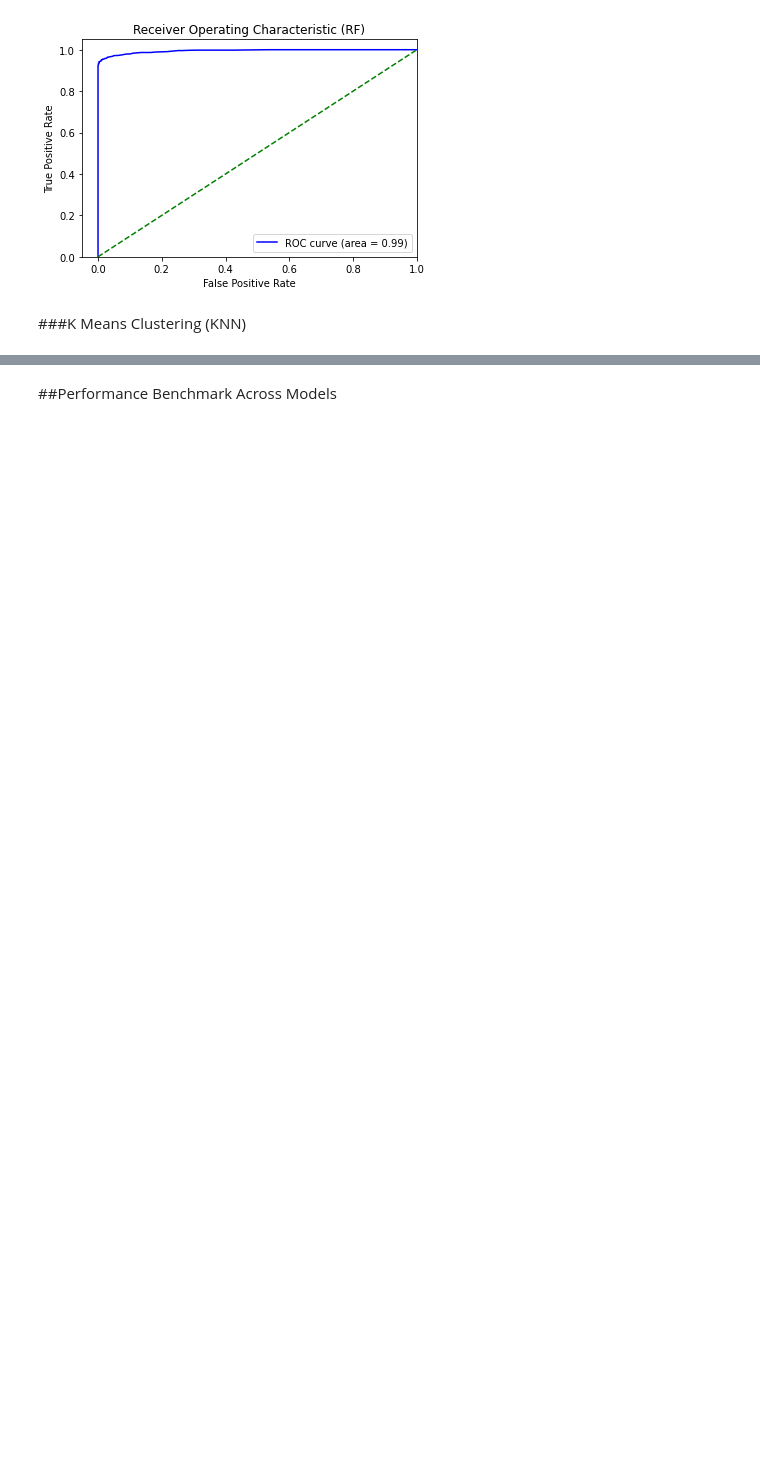
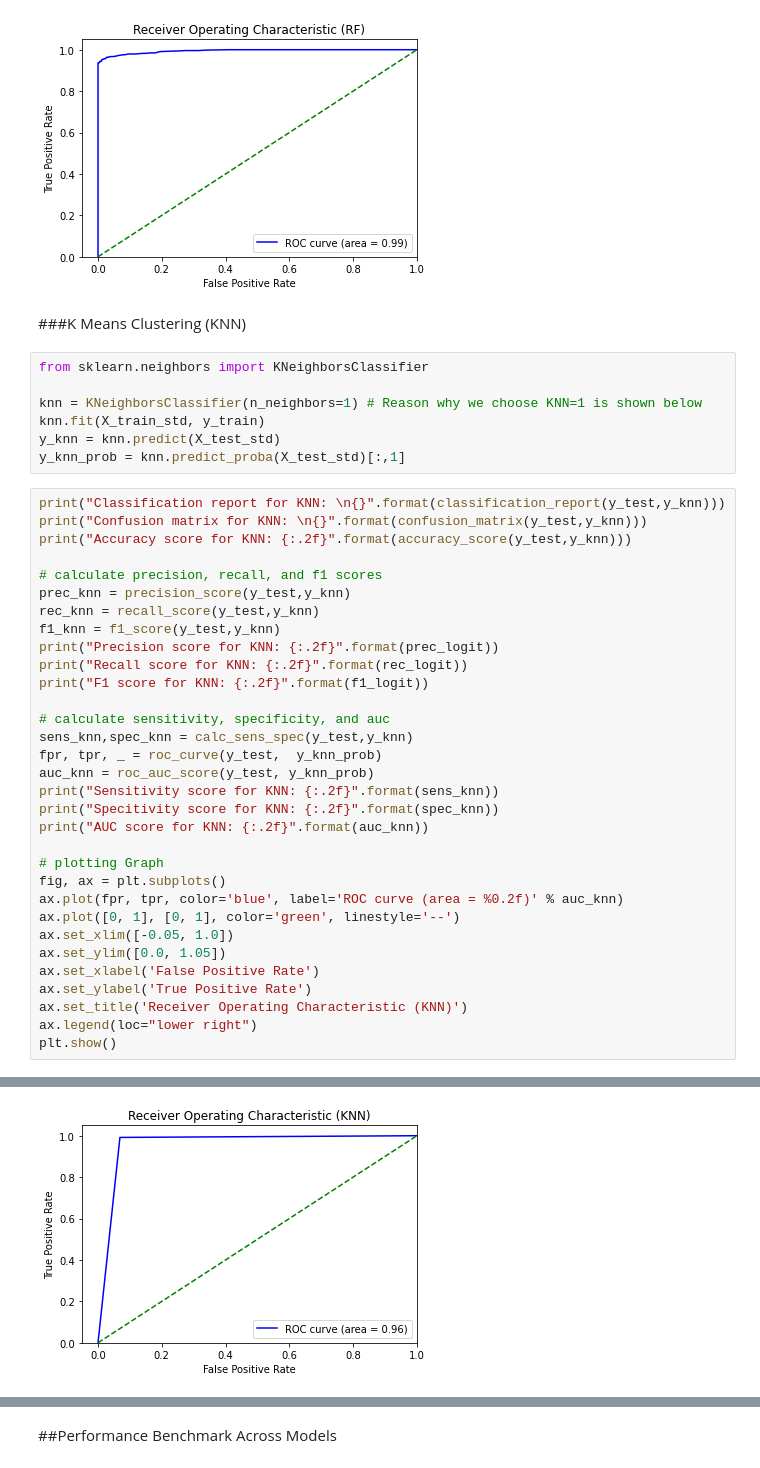
Before and after one commit to ashishakonnur/Stroke-Predicition, a Jupyter notebook: Stroke_Prediction_using_ML_Classification_Algorithms.ipynb, the cells around one changed output, grey strips where cells are left out. Drawn from its saved outputs; the diff is of its cells as text; blank space fills up the shorter version.

```diff
--- a/Stroke_Prediction_using_ML_Classification_Algorithms.ipynb
+++ b/Stroke_Prediction_using_ML_Classification_Algorithms.ipynb
@@ -773,3 +781,43 @@ AUC score for RF: 0.99
 [figure]
 # %% [markdown]
 ###K Means Clustering (KNN)
+# %%
+from sklearn.neighbors import KNeighborsClassifier
+
+knn = KNeighborsClassifier(n_neighbors=1) # Reason why we choose KNN=1 is shown below
+knn.fit(X_train_std, y_train)
+y_knn = knn.predict(X_test_std)
+y_knn_prob = knn.predict_proba(X_test_std)[:,1]
+# %%
+print("Classification report for KNN: \n{}".format(classification_report(y_test,y_knn)))
+print("Confusion matrix for KNN: \n{}".format(confusion_matrix(y_test,y_knn)))
+print("Accuracy score for KNN: {:.2f}".format(accuracy_score(y_test,y_knn)))
+
+# calculate precision, recall, and f1 scores
+prec_knn = precision_score(y_test,y_knn)
+rec_knn = recall_score(y_test,y_knn)
+f1_knn = f1_score(y_test,y_knn)
+print("Precision score for KNN: {:.2f}".format(prec_logit))
+print("Recall score for KNN: {:.2f}".format(rec_logit))
+print("F1 score for KNN: {:.2f}".format(f1_logit))
+
+# calculate sensitivity, specificity, and auc
+sens_knn,spec_knn = calc_sens_spec(y_test,y_knn)
+fpr, tpr, _ = roc_curve(y_test,  y_knn_prob)
+auc_knn = roc_auc_score(y_test, y_knn_prob)
+print("Sensitivity score for KNN: {:.2f}".format(sens_knn))
+print("Specitivity score for KNN: {:.2f}".format(spec_knn))
+print("AUC score for KNN: {:.2f}".format(auc_knn))
+
+# plotting Graph
+fig, ax = plt.subplots()
+ax.plot(fpr, tpr, color='blue', label='ROC curve (area = %0.2f)' % auc_knn)
+ax.plot([0, 1], [0, 1], color='green', linestyle='--')
+ax.set_xlim([-0.05, 1.0])
+ax.set_ylim([0.0, 1.05])
+ax.set_xlabel('False Positive Rate')
+ax.set_ylabel('True Positive Rate')
+ax.set_title('Receiver Operating Characteristic (KNN)')
+ax.legend(loc="lower right")
+plt.show()
+# %% [output]
@@ -775,0 +844 @@ AUC score for RF: 0.99
+[figure, added]
```
Also changed, not shown: parts of 13 cells of this notebook.
